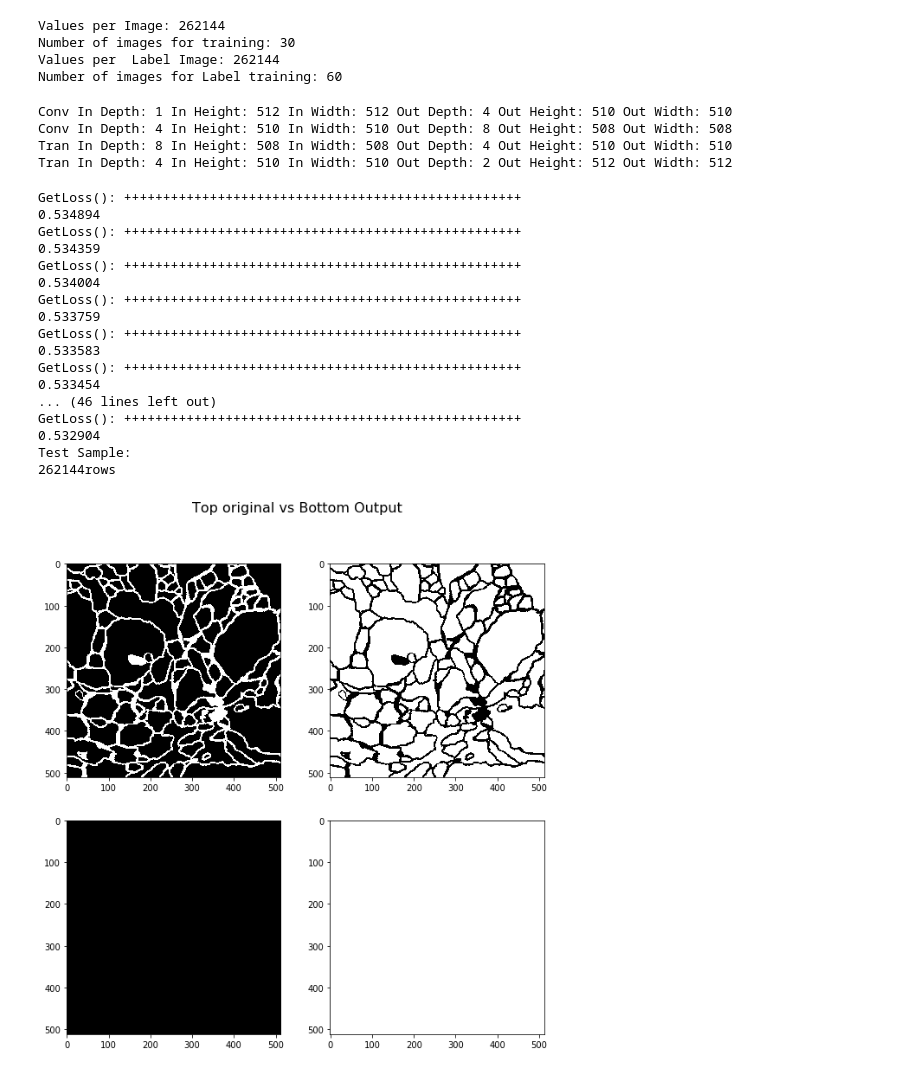
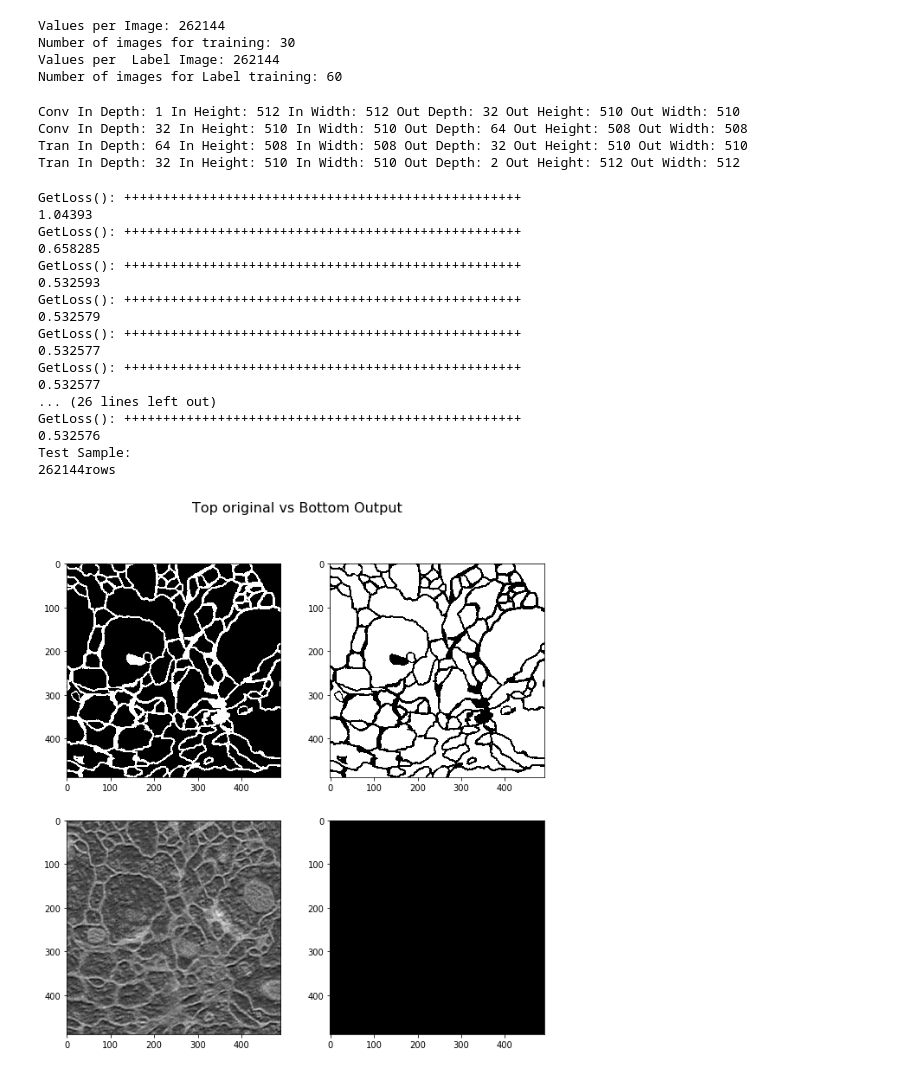
Before and after one commit to fontcala/libdl, a Jupyter notebook: python/Segmentation_EMStack_Simple_AE.ipynb, the cells around one changed output. Drawn from its saved outputs; the diff is of its cells as text; code cells hidden in the pictures.

```diff
--- a/python/Segmentation_EMStack_Simple_AE.ipynb
+++ b/python/Segmentation_EMStack_Simple_AE.ipynb
@@ -63,46 +63,46 @@ Values per  Label Image: 262144
 Number of images for Label training: 60
 # %%
 labelDepth = 2
-aFirstDepth = 4
-aSecondDepth = 8
+aFirstDepth = 32
+aSecondDepth = 64
 segSimple = pyb.SegmentationExample7(512,512,1,aFirstDepth,aSecondDepth,labelDepth)
 # %% [output]
-Conv In Depth: 1 In Height: 512 In Width: 512 Out Depth: 4 Out Height: 510 Out Width: 510
-Conv In Depth: 4 In Height: 510 In Width: 510 Out Depth: 8 Out Height: 508 Out Width: 508
-Tran In Depth: 8 In Height: 508 In Width: 508 Out Depth: 4 Out Height: 510 Out Width: 510
-Tran In Depth: 4 In Height: 510 In Width: 510 Out Depth: 2 Out Height: 512 Out Width: 512
+Conv In Depth: 1 In Height: 512 In Width: 512 Out Depth: 32 Out Height: 510 Out Width: 510
+Conv In Depth: 32 In Height: 510 In Width: 510 Out Depth: 64 Out Height: 508 Out Width: 508
+Tran In Depth: 64 In Height: 508 In Width: 508 Out Depth: 32 Out Height: 510 Out Width: 510
+Tran In Depth: 32 In Height: 510 In Width: 510 Out Depth: 2 Out Height: 512 Out Width: 512
 # %%
-segSimple.Train(imsTrain[:,0],lbsTrainOneHot[:,0:2],0.000001,30)
+segSimple.Train(imsTrain[:,0],lbsTrainOneHot[:,0:2],0.00001,20)
 segSimpleOut = segSimple.Test(imsTrain[:,0])
 # %% [output]
 GetLoss(): +++++++++++++++++++++++++++++++++++++++++++++++++++
-0.534894
+1.04393
 GetLoss(): +++++++++++++++++++++++++++++++++++++++++++++++++++
-0.534359
+0.658285
 GetLoss(): +++++++++++++++++++++++++++++++++++++++++++++++++++
-0.534004
+0.532593
 GetLoss(): +++++++++++++++++++++++++++++++++++++++++++++++++++
-0.533759
+0.532579
 GetLoss(): +++++++++++++++++++++++++++++++++++++++++++++++++++
-0.533583
+0.532577
 GetLoss(): +++++++++++++++++++++++++++++++++++++++++++++++++++
-0.533454
-... (46 lines left out)
+0.532577
+... (26 lines left out)
 GetLoss(): +++++++++++++++++++++++++++++++++++++++++++++++++++
-0.532904
+0.532576
 Test Sample:
 262144rows
 # %%
 f = plt.figure(figsize=(10,10))
 f.suptitle('Top original vs Bottom Output', fontsize=16)
 plt.subplot(221)
-plt.imshow(np.reshape(lbsTrainOneHot[:,0],(512,512)), interpolation='nearest', cmap='gray')
+plt.imshow(np.reshape(lbsTrainOneHot[:,0],(512,512))[10:500,10:500], interpolation='nearest', cmap='gray')
 plt.subplot(222)
-plt.imshow(np.reshape(lbsTrainOneHot[:,1],(512,512)), interpolation='nearest', cmap='gray')
+plt.imshow(np.reshape(lbsTrainOneHot[:,1],(512,512))[10:500,10:500], interpolation='nearest', cmap='gray')
 plt.subplot(223)
-plt.imshow(np.reshape(segSimpleOut[:,0],(512,512)), interpolation='nearest', cmap='gray')
+plt.imshow(np.reshape(segSimpleOut[:,0],(512,512))[10:500,10:500], interpolation='nearest', cmap='gray')
 plt.subplot(224)
-plt.imshow(np.reshape(segSimpleOut[:,1],(512,512)), interpolation='nearest', cmap='gray')
+plt.imshow(np.reshape(segSimpleOut[:,1],(512,512))[10:500,10:500], interpolation='nearest', cmap='gray')
 plt.show()
 # %% [output]
-[figure, old version]
+[figure, new version]
```
Also changed, not shown: parts of 1 cell of this notebook, 3 other files.
